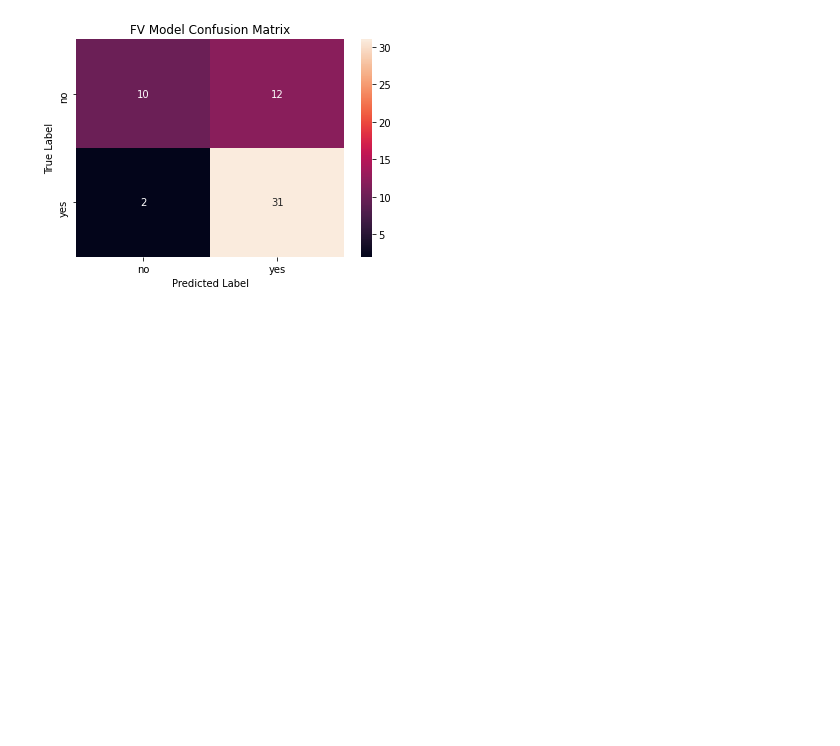
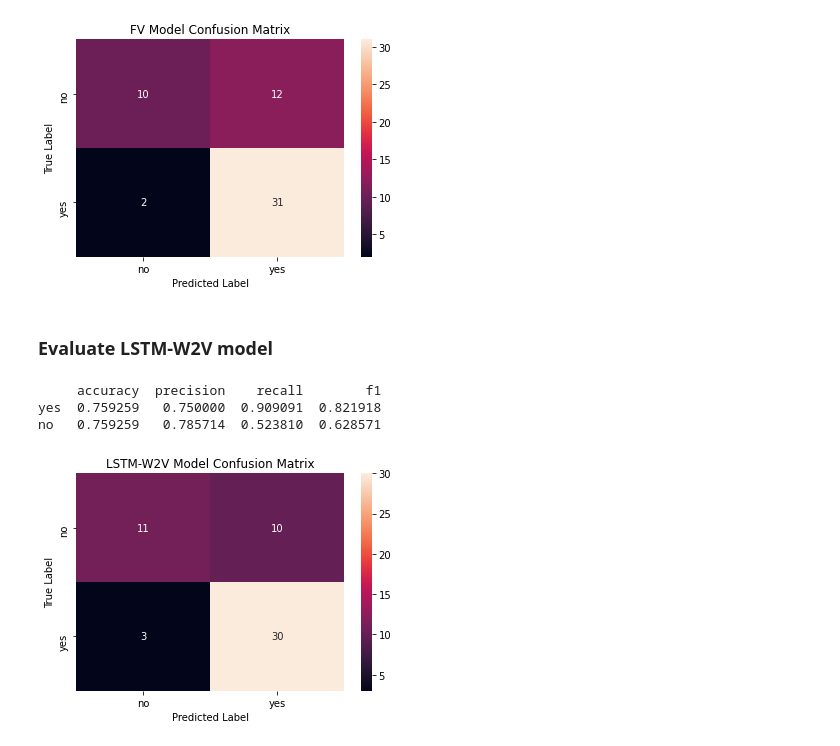
Before and after one commit to yuxiang-zhang/ai-nb-bow, a Jupyter notebook: code/prototype.ipynb, the cells around one changed output. Drawn from its saved outputs; the diff is of its cells as text; code cells hidden in the pictures; blank space fills up the shorter version.

Commit message:
add code to parse lstm results

```diff
--- a/code/prototype.ipynb
+++ b/code/prototype.ipynb
@@ -380,3 +380,25 @@ plt.ylabel('True Label')
 plt.savefig(IMG_DIR + '/fv_conf_mat')
 # %% [output]
 [figure]
+# %% [markdown]
+### Evaluate LSTM-W2V model
+# %%
+if (Path.cwd() / OUTPUT_DIR / 'trace_LSTM.txt').exists():
+    lstm_trace = pd.read_csv(OUTPUT_DIR + '/trace_LSTM.txt', sep='  ', names=fv_trace.columns, index_col=0, engine='python')
+
+    # evaluate LSTM-W2V model performance
+    lstm_eval = eval_model(lstm_trace.y_true, lstm_trace.y_pred, OUTPUT_DIR + '/eval_LSTM.txt')
+    print(lstm_eval)
+
+    # plot FV confusion matrix
+    sns.heatmap(confusion_matrix(lstm_trace.y_true, lstm_trace.y_pred), annot=True, fmt="d")
+    plt.title('LSTM-W2V Model Confusion Matrix')
+    plt.xlabel('Predicted Label')
+    plt.ylabel('True Label')
+    plt.savefig(IMG_DIR + '/lstm_conf_mat')
+    plt.show()
+# %% [output]
+     accuracy  precision    recall        f1
+yes  0.759259   0.750000  0.909091  0.821918
+no   0.759259   0.785714  0.523810  0.628571
+[figure, added]
```
